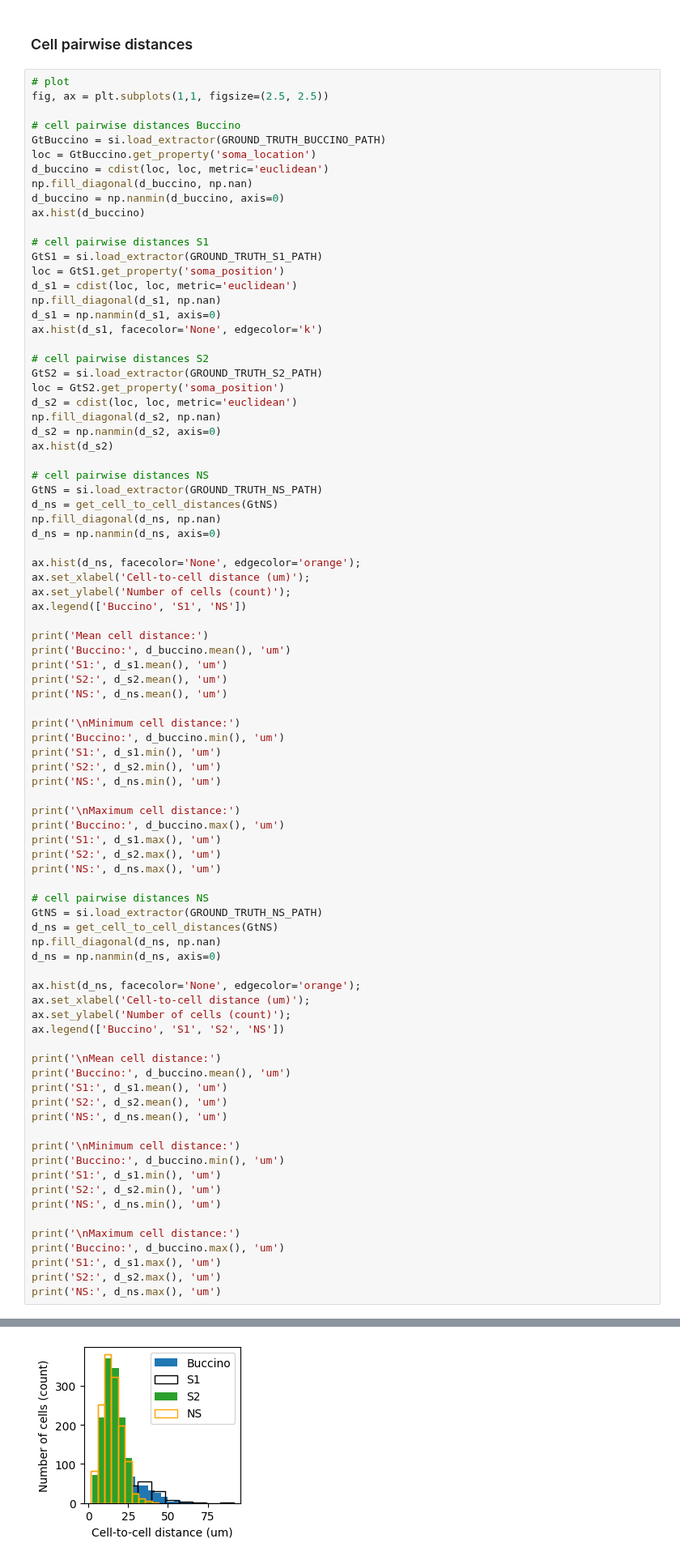
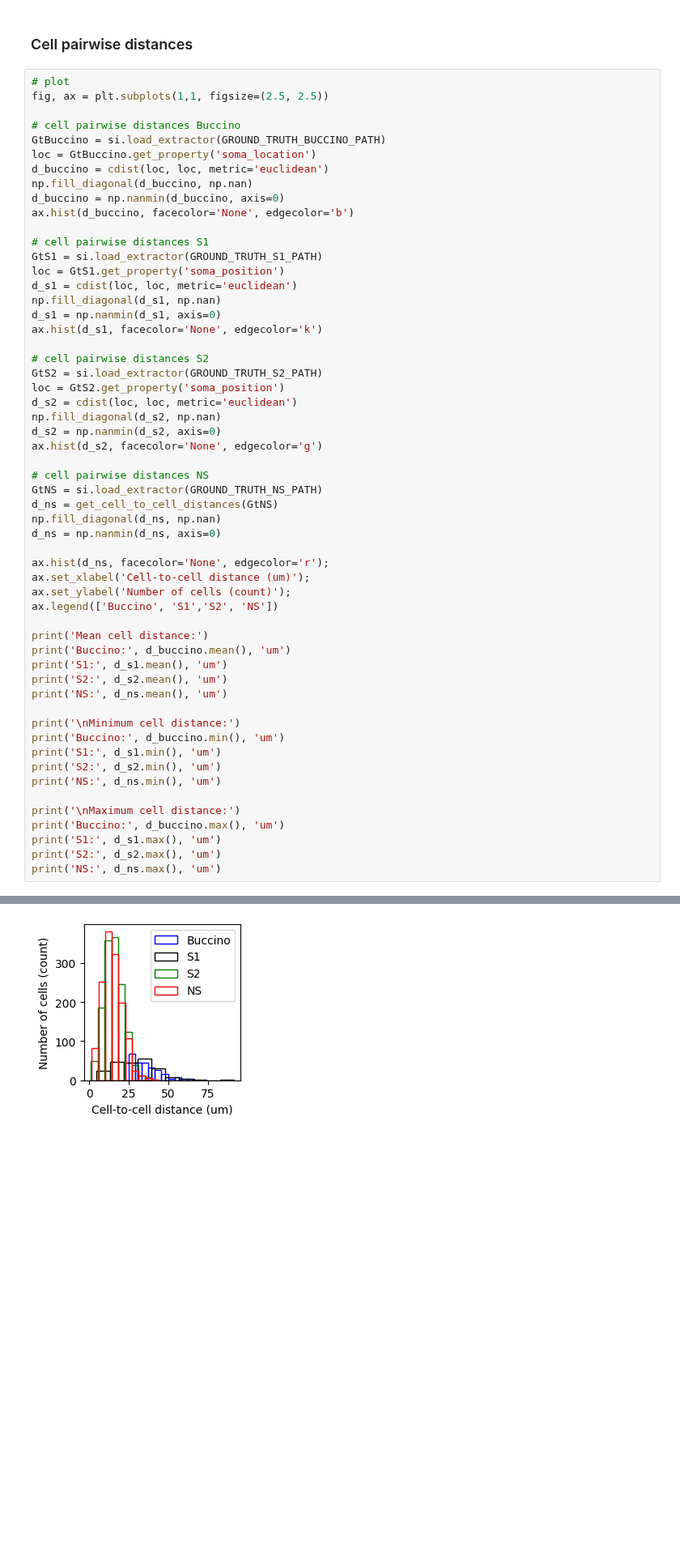
Before and after one commit to steevelaquitaine/spikebias, a Jupyter notebook: notebooks/4_reviews/fig04_pros_of_added_details_v3.ipynb, the cells around one changed output, grey strips where cells are left out. Shown at 81% size. Saved outputs shown, nothing was run; the diff lists cells and outputs as text; blank space fills up the shorter version.

Commit message:
Updated notebook with improved figure

```diff
--- a/notebooks/4_reviews/fig04_pros_of_added_details_v3.ipynb
+++ b/notebooks/4_reviews/fig04_pros_of_added_details_v3.ipynb
@@ -1309,7 +1439,7 @@ loc = GtBuccino.get_property('soma_location')
 d_buccino = cdist(loc, loc, metric='euclidean')
 np.fill_diagonal(d_buccino, np.nan)
 d_buccino = np.nanmin(d_buccino, axis=0)
-ax.hist(d_buccino)
+ax.hist(d_buccino, facecolor='None', edgecolor='b')
 
 # cell pairwise distances S1
 GtS1 = si.load_extractor(GROUND_TRUTH_S1_PATH)
@@ -1325,7 +1455,7 @@ loc = GtS2.get_property('soma_position')
 d_s2 = cdist(loc, loc, metric='euclidean')
 np.fill_diagonal(d_s2, np.nan)
 d_s2 = np.nanmin(d_s2, axis=0)
-ax.hist(d_s2)
+ax.hist(d_s2, facecolor='None', edgecolor='g')
 
 # cell pairwise distances NS
 GtNS = si.load_extractor(GROUND_TRUTH_NS_PATH)
@@ -1333,10 +1463,10 @@ d_ns = get_cell_to_cell_distances(GtNS)
 np.fill_diagonal(d_ns, np.nan)
 d_ns = np.nanmin(d_ns, axis=0)
 
-ax.hist(d_ns, facecolor='None', edgecolor='orange');
+ax.hist(d_ns, facecolor='None', edgecolor='r');
 ax.set_xlabel('Cell-to-cell distance (um)');
 ax.set_ylabel('Number of cells (count)');
-ax.legend(['Buccino', 'S1', 'NS'])
+ax.legend(['Buccino', 'S1','S2', 'NS'])
 
 print('Mean cell distance:')
 print('Buccino:', d_buccino.mean(), 'um')
@@ -1355,35 +1485,6 @@ print('Buccino:', d_buccino.max(), 'um')
 print('S1:', d_s1.max(), 'um')
 print('S2:', d_s2.max(), 'um')
 print('NS:', d_ns.max(), 'um')
-
-# cell pairwise distances NS
-GtNS = si.load_extractor(GROUND_TRUTH_NS_PATH)
-d_ns = get_cell_to_cell_distances(GtNS)
-np.fill_diagonal(d_ns, np.nan)
-d_ns = np.nanmin(d_ns, axis=0)
-
-ax.hist(d_ns, facecolor='None', edgecolor='orange');
-ax.set_xlabel('Cell-to-cell distance (um)');
-ax.set_ylabel('Number of cells (count)');
-ax.legend(['Buccino', 'S1', 'S2', 'NS'])
-
-print('\nMean cell distance:')
-print('Buccino:', d_buccino.mean(), 'um')
-print('S1:', d_s1.mean(), 'um')
-print('S2:', d_s2.mean(), 'um')
-print('NS:', d_ns.mean(), 'um')
-
-print('\nMinimum cell distance:')
-print('Buccino:', d_buccino.min(), 'um')
-print('S1:', d_s1.min(), 'um')
-print('S2:', d_s2.min(), 'um')
-print('NS:', d_ns.min(), 'um')
-
-print('\nMaximum cell distance:')
-print('Buccino:', d_buccino.max(), 'um')
-print('S1:', d_s1.max(), 'um')
-print('S2:', d_s2.max(), 'um')
-print('NS:', d_ns.max(), 'um')
 # %% [output]
 Mean cell distance:
 Buccino: 36.16760719122846 um
@@ -1401,8 +1502,8 @@ NS: 1.648893994466453 um
 Buccino: 66.31955554043584 um
 S1: 91.31513646014825 um
 S2: 44.079076800718525 um
 NS: 44.11195332754986 um
-[figure, old version]
+[figure, new version]
 # %% [markdown]
 ### Nb of cells w/n 50 um
 # %%
```
Also changed, not shown: parts of 37 cells of this notebook.
